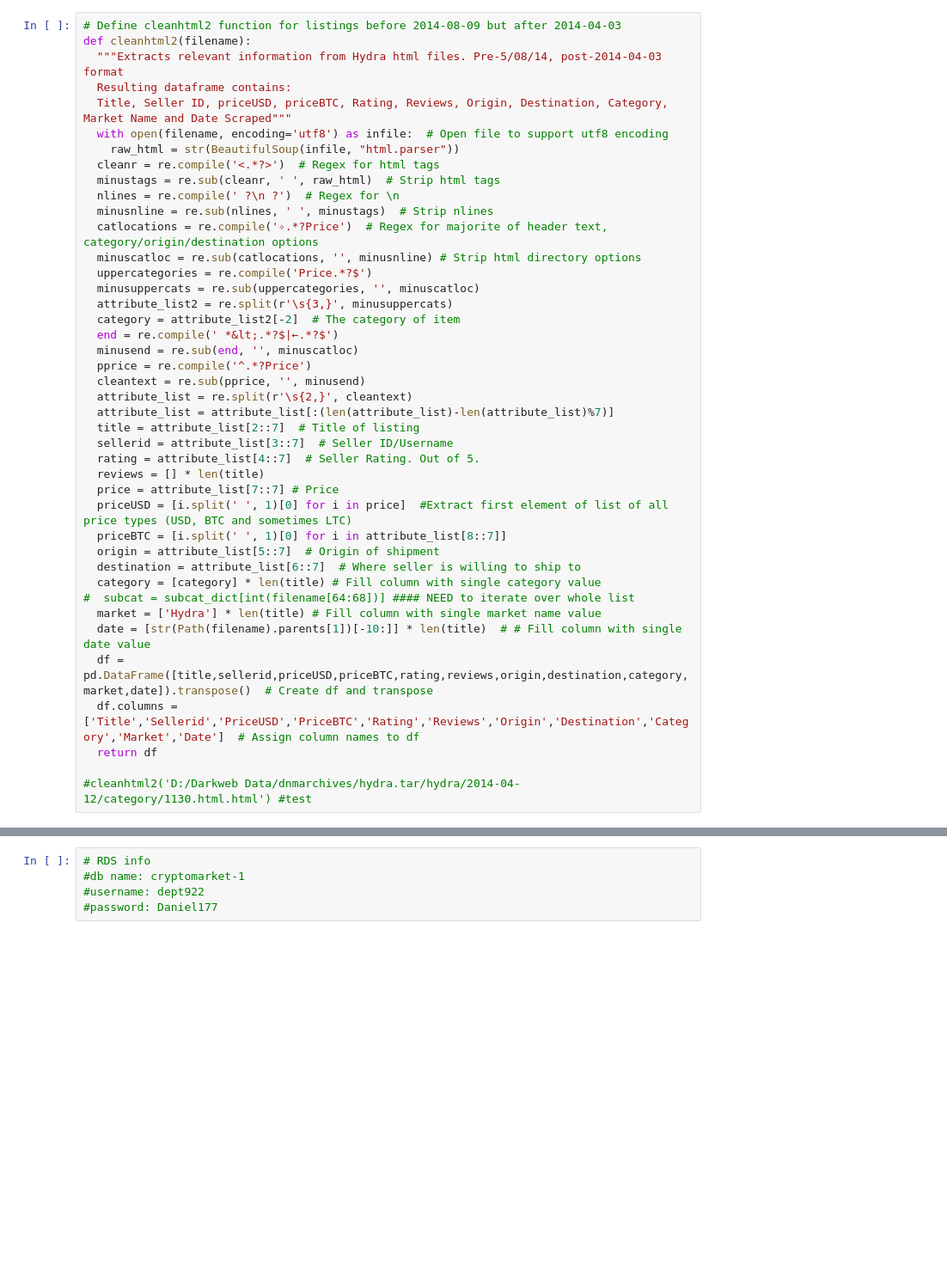
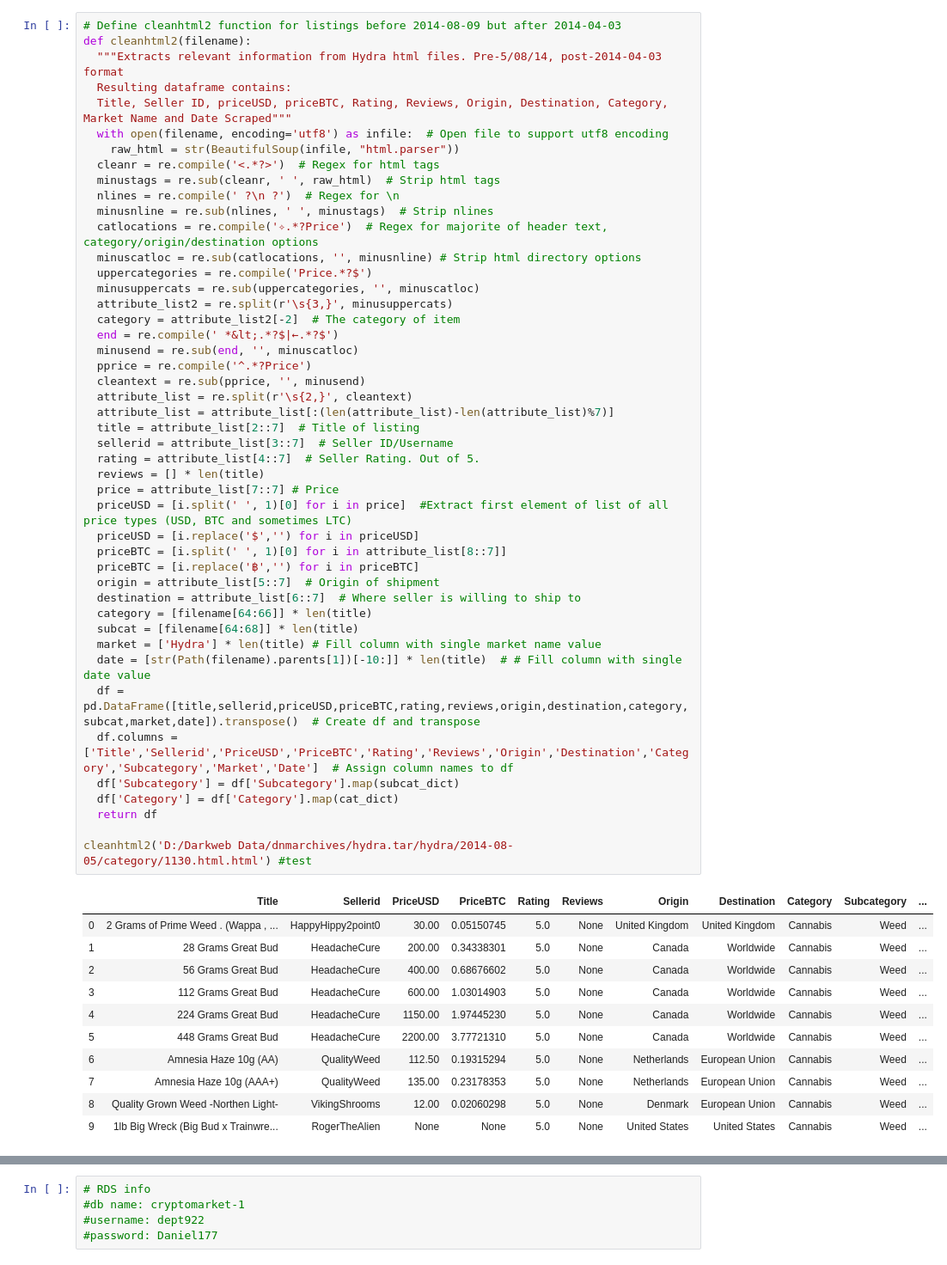
Before and after one commit to danielpetterson/darkwebmarkets, a Jupyter notebook: cryptomarket-hydra-html.ipynb, the cells around one changed output, grey strips where cells are left out. Shown at 86% size. Cells and saved outputs as stored; diff of their text form; blank space fills up the shorter version.

```diff
--- a/cryptomarket-hydra-html.ipynb
+++ b/cryptomarket-hydra-html.ipynb
@@ -51,35 +215,51 @@ def cleanhtml2(filename):
     raw_html = str(BeautifulSoup(infile, "html.parser"))
   cleanr = re.compile('<.*?>')  # Regex for html tags
   minustags = re.sub(cleanr, ' ', raw_html)  # Strip html tags
   nlines = re.compile(' ?\n ?')  # Regex for \n
   minusnline = re.sub(nlines, ' ', minustags)  # Strip nlines
   catlocations = re.compile('✧.*?Price')  # Regex for majorite of header text, category/origin/destination options
   minuscatloc = re.sub(catlocations, '', minusnline) # Strip html directory options
   uppercategories = re.compile('Price.*?$')
   minusuppercats = re.sub(uppercategories, '', minuscatloc)
   attribute_list2 = re.split(r'\s{3,}', minusuppercats)
   category = attribute_list2[-2]  # The category of item
   end = re.compile(' *&lt;.*?$|←.*?$')
   minusend = re.sub(end, '', minuscatloc)
   pprice = re.compile('^.*?Price')
   cleantext = re.sub(pprice, '', minusend)
   attribute_list = re.split(r'\s{2,}', cleantext)
   attribute_list = attribute_list[:(len(attribute_list)-len(attribute_list)%7)]
   title = attribute_list[2::7]  # Title of listing
   sellerid = attribute_list[3::7]  # Seller ID/Username
   rating = attribute_list[4::7]  # Seller Rating. Out of 5.
   reviews = [] * len(title)
   price = attribute_list[7::7] # Price
   priceUSD = [i.split(' ', 1)[0] for i in price]  #Extract first element of list of all price types (USD, BTC and sometimes LTC)
+  priceUSD = [i.replace('$','') for i in priceUSD]
   priceBTC = [i.split(' ', 1)[0] for i in attribute_list[8::7]]
+  priceBTC = [i.replace('฿','') for i in priceBTC]
   origin = attribute_list[5::7]  # Origin of shipment
   destination = attribute_list[6::7]  # Where seller is willing to ship to
-  category = [category] * len(title) # Fill column with single category value
-#  subcat = subcat_dict[int(filename[64:68])] #### NEED to iterate over whole list
+  category = [filename[64:66]] * len(title)
+  subcat = [filename[64:68]] * len(title)
   market = ['Hydra'] * len(title) # Fill column with single market name value
   date = [str(Path(filename).parents[1])[-10:]] * len(title)  # # Fill column with single date value
-  df = pd.DataFrame([title,sellerid,priceUSD,priceBTC,rating,reviews,origin,destination,category,market,date]).transpose()  # Create df and transpose
-  df.columns = ['Title','Sellerid','PriceUSD','PriceBTC','Rating','Reviews','Origin','Destination','Category','Market','Date']  # Assign column names to df
+  df = pd.DataFrame([title,sellerid,priceUSD,priceBTC,rating,reviews,origin,destination,category,subcat,market,date]).transpose()  # Create df and transpose
+  df.columns = ['Title','Sellerid','PriceUSD','PriceBTC','Rating','Reviews','Origin','Destination','Category','Subcategory','Market','Date']  # Assign column names to df
+  df['Subcategory'] = df['Subcategory'].map(subcat_dict)
+  df['Category'] = df['Category'].map(cat_dict)
   return df
 
-#cleanhtml2('D:/Darkweb Data/dnmarchives/hydra.tar/hydra/2014-04-12/category/1130.html.html') #test
+cleanhtml2('D:/Darkweb Data/dnmarchives/hydra.tar/hydra/2014-08-05/category/1130.html.html') #test
+# %% [output]
+|  | Title | Sellerid | PriceUSD | PriceBTC | Rating | Reviews | Origin | Destination | Category | Subcategory | ... |
+| 0 | 2 Grams of Prime Weed . (Wappa , ... | HappyHippy2point0 | 30.00 | 0.05150745 | 5.0 | None | United Kingdom | United Kingdom | Cannabis | Weed | ... |
+| 1 | 28 Grams Great Bud | HeadacheCure | 200.00 | 0.34338301 | 5.0 | None | Canada | Worldwide | Cannabis | Weed | ... |
+| 2 | 56 Grams Great Bud | HeadacheCure | 400.00 | 0.68676602 | 5.0 | None | Canada | Worldwide | Cannabis | Weed | ... |
+| 3 | 112 Grams Great Bud | HeadacheCure | 600.00 | 1.03014903 | 5.0 | None | Canada | Worldwide | Cannabis | Weed | ... |
+| 4 | 224 Grams Great Bud | HeadacheCure | 1150.00 | 1.97445230 | 5.0 | None | Canada | Worldwide | Cannabis | Weed | ... |
+| 5 | 448 Grams Great Bud | HeadacheCure | 2200.00 | 3.77721310 | 5.0 | None | Canada | Worldwide | Cannabis | Weed | ... |
+| 6 | Amnesia Haze 10g (AA) | QualityWeed | 112.50 | 0.19315294 | 5.0 | None | Netherlands | European Union | Cannabis | Weed | ... |
+| 7 | Amnesia Haze 10g (AAA+) | QualityWeed | 135.00 | 0.23178353 | 5.0 | None | Netherlands | European Union | Cannabis | Weed | ... |
+| 8 | Quality Grown Weed -Northen Light- | VikingShrooms | 12.00 | 0.02060298 | 5.0 | None | Denmark | European Union | Cannabis | Weed | ... |
+| 9 | 1lb Big Wreck (Big Bud x Trainwre... | RogerTheAlien | None | None | 5.0 | None | United States | United States | Cannabis | Weed | ... |
```
Also changed, not shown: parts of 11 cells of this notebook, 1 other file.
